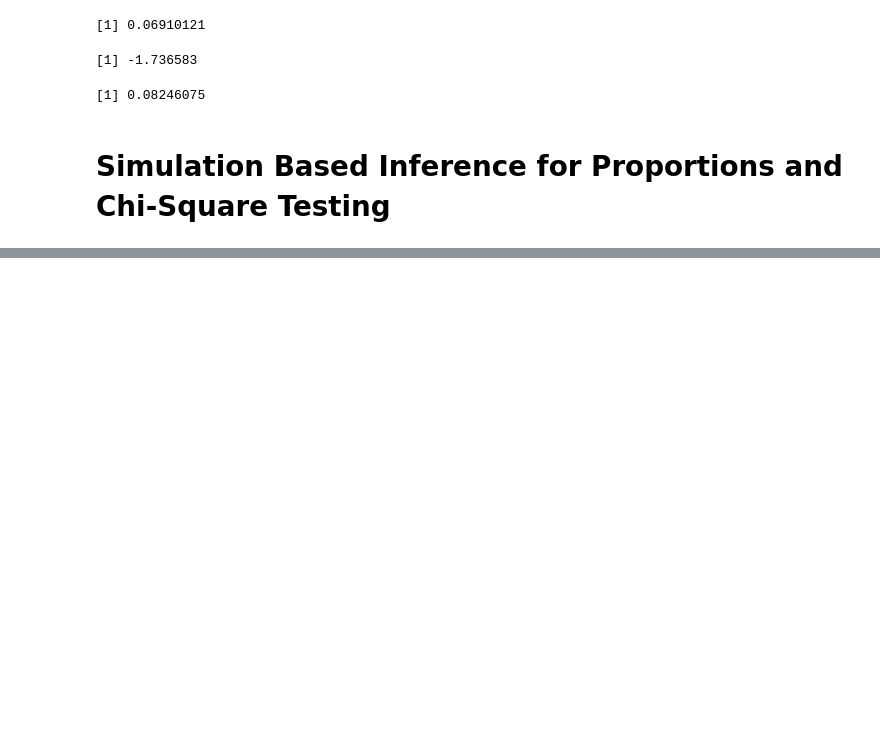
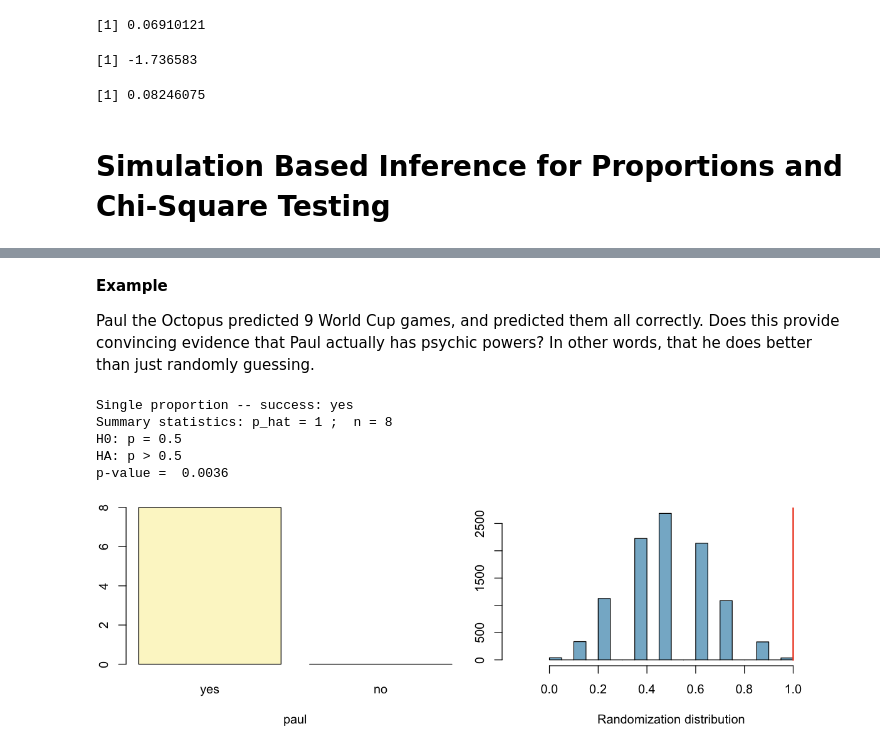
Before and after one commit to Himanshiyaduvanshi/coursera-statistics-r, a Jupyter notebook: notes/2.4.ipynb, the cells around one changed output, grey strips where cells are left out. Drawn from its saved outputs; the diff is of its cells as text; code cells hidden in the pictures; blank space fills up the shorter version.

Commit message:
Updated notes on Simulation Based Inference for Proportions and Chi-Square Testing.

```diff
--- a/notes/2.4.ipynb
+++ b/notes/2.4.ipynb
@@ -336,0 +349,4 @@ conditions = n_male * p_pool >= 10 &
+# %% [markdown]
+**Example**
+
+Paul the Octopus predicted 9 World Cup games, and predicted them all correctly. Does this provide convincing evidence that Paul actually has psychic powers? In other words, that he does better than just randomly guessing.
@@ -336,0 +356,23 @@ conditions = n_male * p_pool >= 10 &
+# %%
+# H0: p = 0.5
+# HA: p > 0.5
+n = 8
+p_hat = 1
+
+# p_value = p(p_sim > 1 | p = 0.5)
+
+paul = factor(
+    c(rep("yes", 8), rep("no", 0)),
+    levels = c("yes", "no")
+)
+inference(
+    paul, est = 'proportion', type = 'ht', method = 'simulation',
+    success = 'yes', null = 0.5, alternative = 'greater'
+)
+# %% [output]
+Single proportion -- success: yes
+Summary statistics: p_hat = 1 ;  n = 8
+H0: p = 0.5
+HA: p > 0.5
+p-value =  0.0036
+[figure, added]
```
Also changed, not shown: parts of 20 cells of this notebook.
